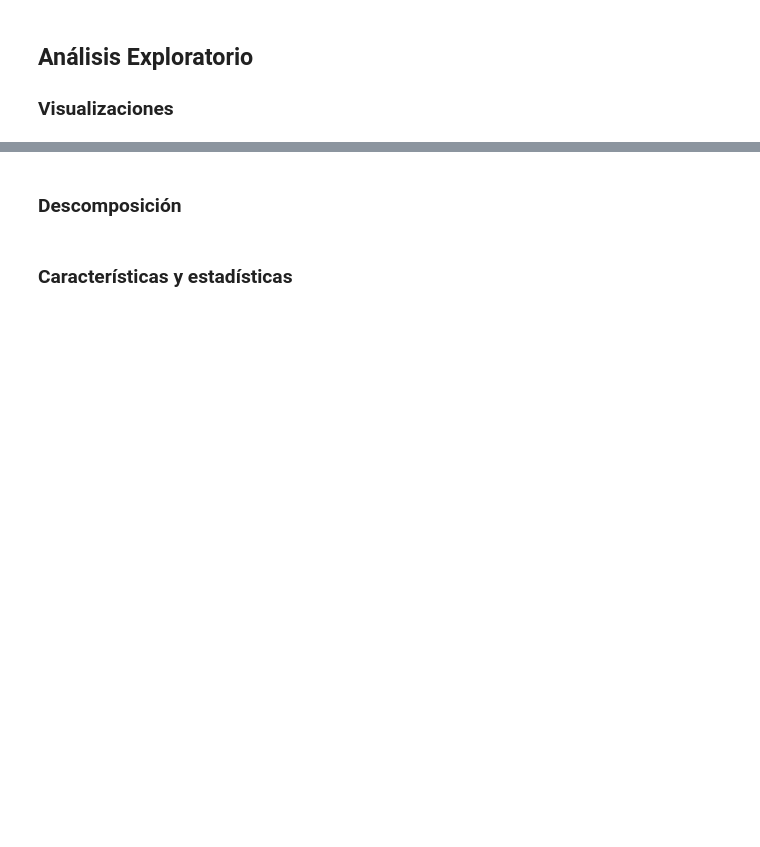
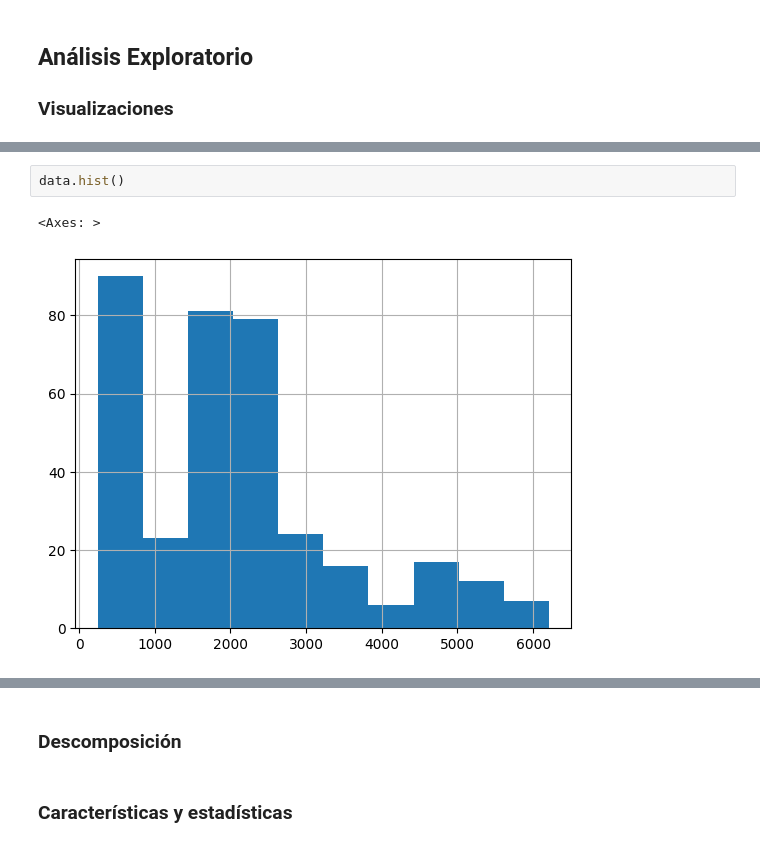
Before and after one commit to daniel-nuno/time_series_O2024_MAF3074N, a Jupyter notebook: estructura_documento.ipynb, the cells around one changed output, grey strips where cells are left out. Drawn from its saved outputs; the diff is of its cells as text; blank space fills up the shorter version.

```diff
--- a/estructura_documento.ipynb
+++ b/estructura_documento.ipynb
@@ -181,0 +231,5 @@ plt.title("Remesas Banxico 1995 - 2023")
+# %%
+data.hist()
+# %% [output]
+<Axes: >
+[figure, added]
```
Also changed, not shown: parts of 22 cells of this notebook.
